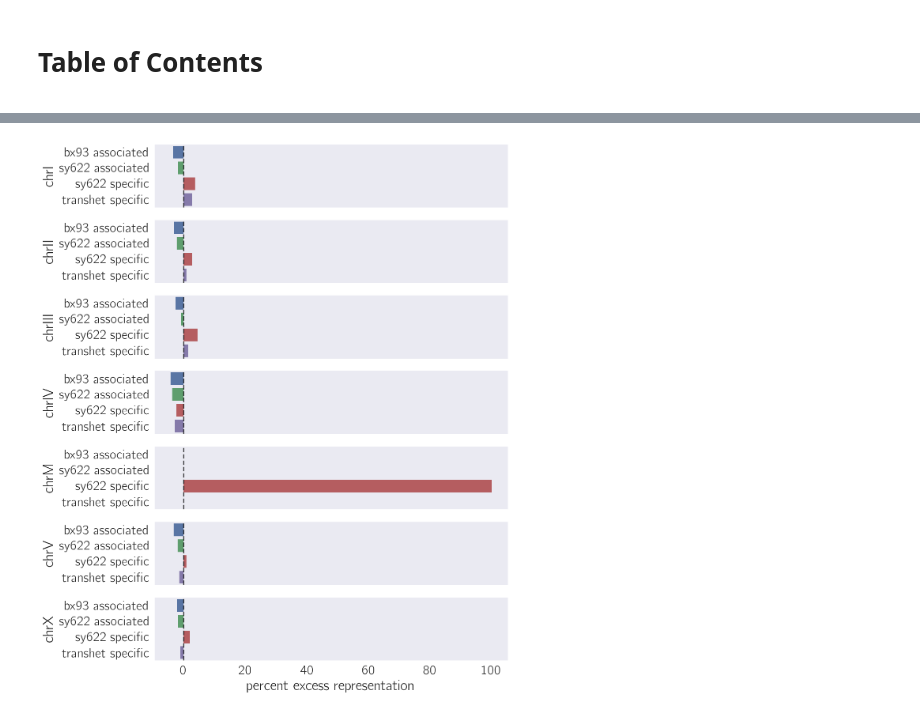
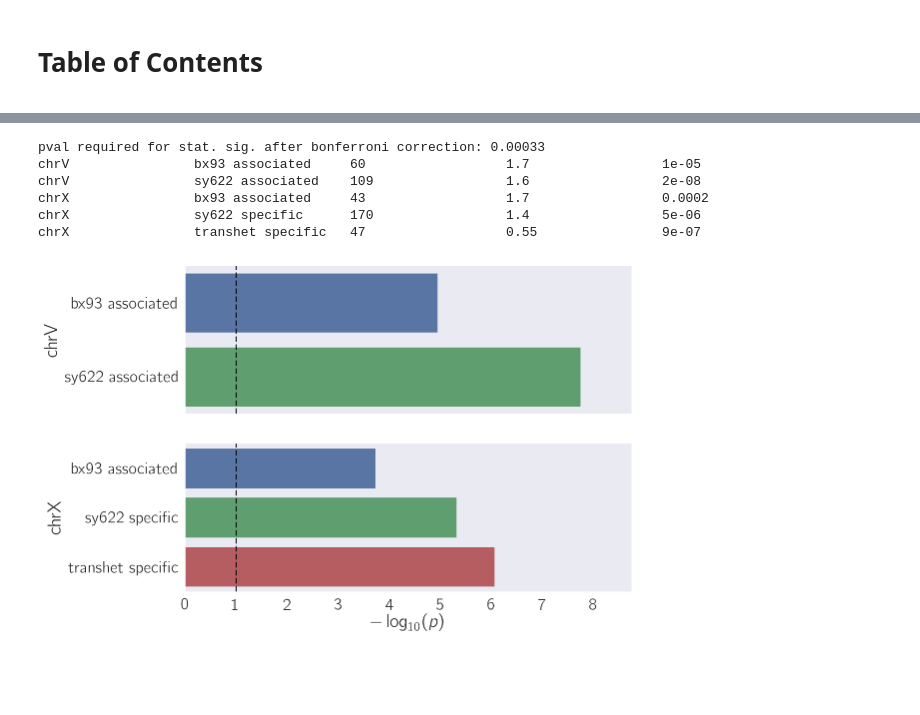
Before and after one commit to WormLabCaltech/med-cafe, a Jupyter notebook: src/Untitled2.ipynb, the cells around one changed output, grey strips where cells are left out. Cells and saved outputs as stored; diff of their text form; code cells hidden in the pictures; blank space fills up the shorter version.

```diff
--- a/src/Untitled2.ipynb
+++ b/src/Untitled2.ipynb
@@ -96,16 +72,57 @@ chrX transhet specific 2.23%, 3.28
+# %%
+bonferroni = len(chrom.chr.unique())*len(tidy['phenotypic class'].unique())
+pval = 10**-2
+alpha = pval/bonferroni
+
+print('pval required for stat. sig. after bonferroni correction: {0:.2g}'.format(alpha))
+
+n_total = len(chrom)
+array = []
+for name, chrom_group in chrom.groupby('chr'):
+    for name2, phenotype in tidy.groupby('phenotypic class'):
+        # total genes in this chromosome
+        n_chrom = len(chrom_group)
+
+        # DEGs in this chromosome in this genotype
+        degs_in_chrom = chrom_group.target_id.isin(phenotype.target_id)
+        n_found = len(chrom_group[degs_in_chrom].target_id.unique())
+
+        n_expected = stats.hypergeom.mean(n_total, n_chrom, len(phenotype.ens_gene.unique()))
+
+        # p-value calculation:
+        if n_found/n_expected < 1:
+            pval = stats.hypergeom.cdf(n_found, n_total, n_chrom, len(phenotype.ens_gene.unique()))
+        else:
+            pval = stats.hypergeom.sf(n_found, n_total, n_chrom, len(phenotype.ens_gene.unique()))
+
+        if pval < alpha:
+            l = [name, name2, n_found,'{0:.2g}'.format(n_found/n_expected), '{0:.1g}'.format(pval)]
+            pretty.table_print(l, space=20)
+        array.append([name, name2, n_found/n_expected, pval])
+
+df = pd.DataFrame(array, columns=['chr', 'phenotype', 'fold change', 'pval'])
+# %% [output]
+pval required for stat. sig. after bonferroni correction: 0.00033
+chrV                bx93 associated     60                  1.7                 1e-05
+chrV                sy622 associated    109                 1.6                 2e-08
+chrX                bx93 associated     43                  1.7                 0.0002
+chrX                sy622 specific      170                 1.4                 5e-06
+chrX                transhet specific   47                  0.55                9e-07
 # %%
-fig, ax =  plt.subplots(7, 1, figsize=(8, 12), sharex=True)
+fig, ax =  plt.subplots(len(df[df.pval < alpha].chr.unique()), 1, figsize=(8, 6), sharex=True)
 
+max_p = -df.pval.apply(np.log10).min()
 i = 0
-for name, group in df.groupby('chr'):
+for name, group in df[df.pval < alpha].groupby('chr'):
     axi = ax[i]
-    sns.barplot(group['excess'].values, group.phenotype.values, ax=axi)
+    sns.barplot(-group.pval.apply(np.log10).values, group.phenotype.values, ax=axi)
     axi.set_ylabel(name)
-    axi.axvline(0, lw=1, ls='--', color='black')
+    axi.axvline(1, lw=1, ls='--', color='black')
+    axi.set_xlim(0, max_p + 1)
     i += 1
 
-plt.xlabel('percent excess representation')
+plt.xlabel('$-\log_{10}(p)$')
 
 plt.savefig('../output/chromosomal_representation.pdf', bbox_inches='tight')
 # %% [output]
-[figure, old version]
+[figure, new version]
```
Also changed, not shown: parts of 5 cells of this notebook, 7 other files.
